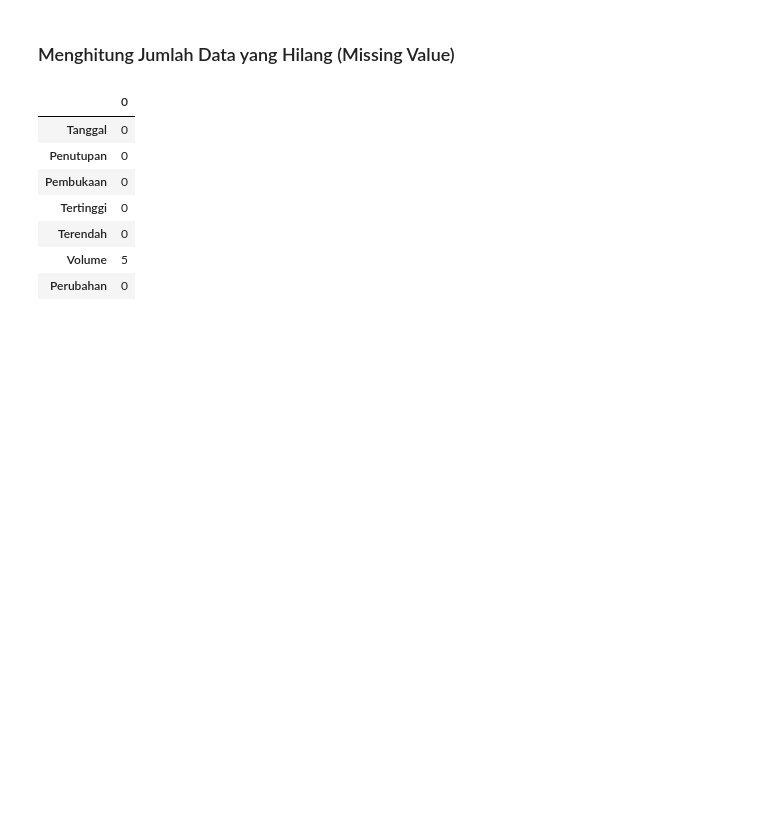
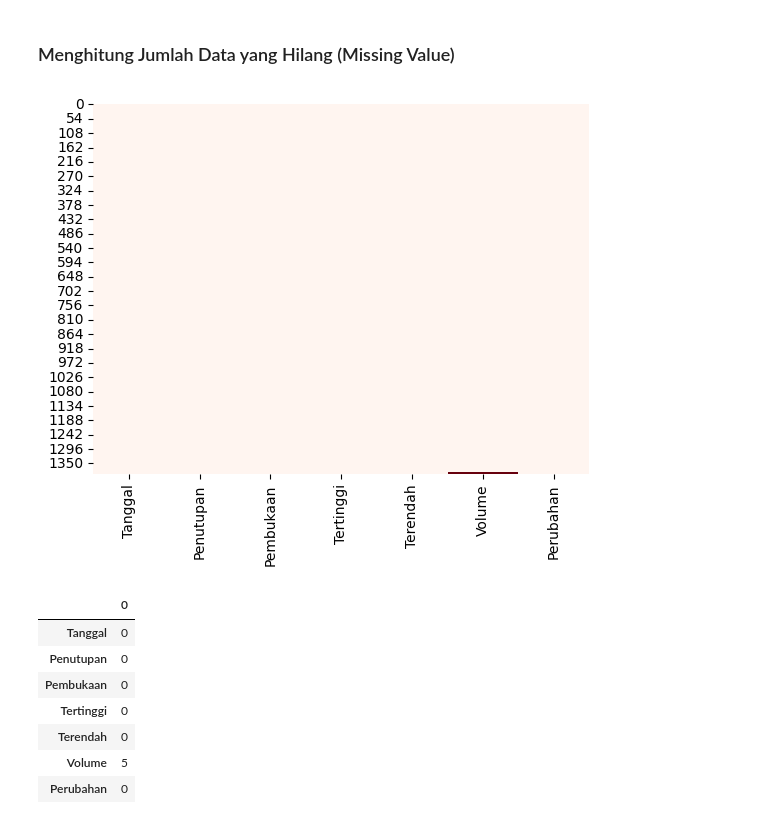
Before and after one commit to riskinass/proyek-sains-data, a Jupyter notebook: _build/html/_sources/tugas2/main.ipynb, the cells around one changed output. Drawn from its saved outputs; the diff is of its cells as text; code cells hidden in the pictures; blank space fills up the shorter version.

```diff
--- a/_build/html/_sources/tugas2/main.ipynb
+++ b/_build/html/_sources/tugas2/main.ipynb
@@ -141,6 +167,10 @@ df = df.rename(columns={'Terakhir': 'Penutupan', 'Vol.':'Volume', 'Perubahan%':
 Disini saya mengganti nama-nama kolom, untuk memudahkan pemanggilan nama tiap kolom guna dilakukannya perhitungan nantinya.
 # %% [markdown]
 ### Menghitung Jumlah Data yang Hilang (Missing Value)
+# %%
+sns.heatmap(df.isnull(),cmap = 'Reds',cbar = False);
+# %% [output]
+[figure, added]
 # %%
 df.isnull().sum()
 # %% [output]
```
Also changed, not shown: parts of 46 cells of this notebook, 35 other files.
